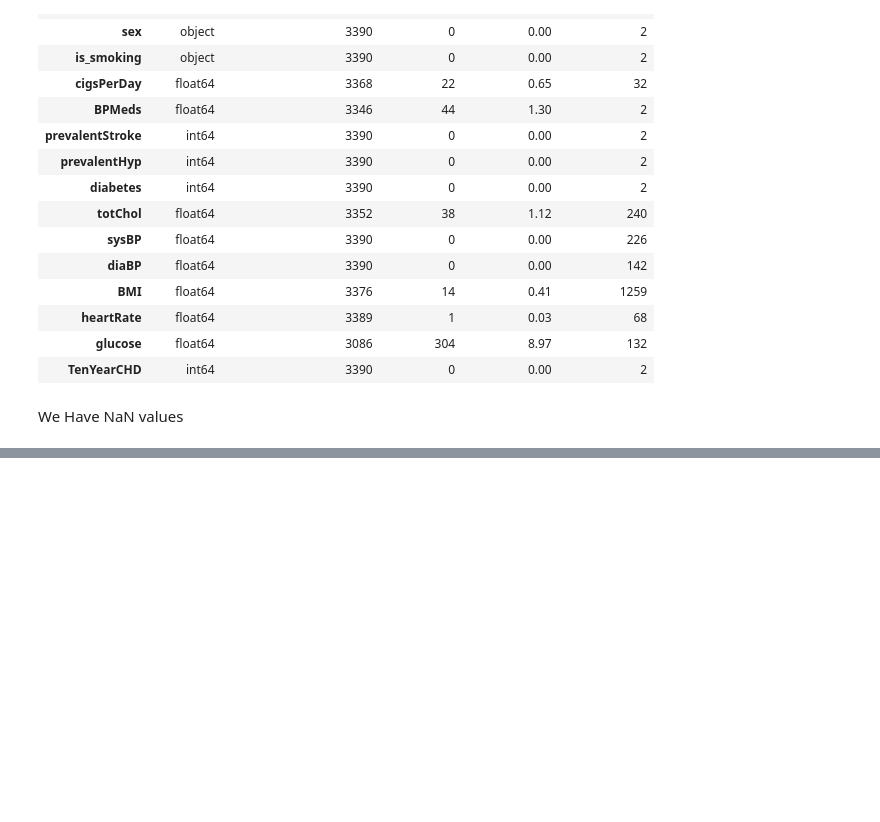
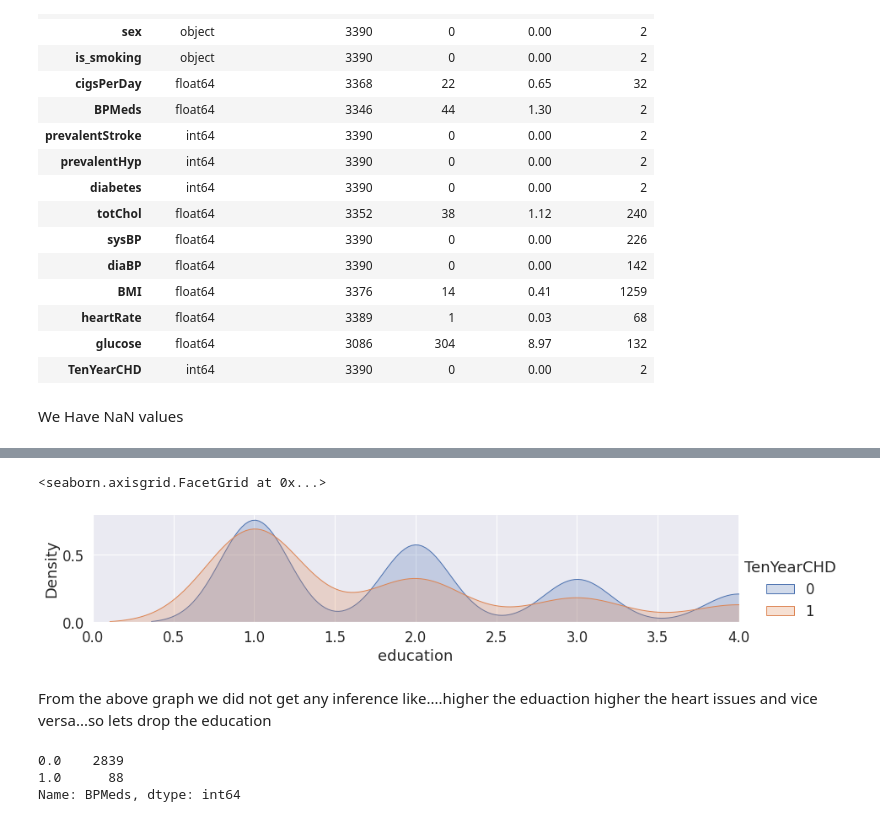
Before and after one commit to Amrutha123BS/Cardiovascular-Risk-prediction, a Jupyter notebook: Capstone_project_2_Cardiovascular_Risk_prediction.ipynb, the cells around one changed output, grey strips where cells are left out. Cells and saved outputs as stored; diff of their text form; code cells hidden in the pictures; blank space fills up the shorter version.

```diff
--- a/Capstone_project_2_Cardiovascular_Risk_prediction.ipynb
+++ b/Capstone_project_2_Cardiovascular_Risk_prediction.ipynb
@@ -161 +215,12 @@ plt.show()
+# %%
+fig = sns.FacetGrid(crp_df, hue="TenYearCHD", aspect=4)
+fig.map(sns.kdeplot, 'education', shade=True)
+oldest = crp_df['education'].max()
+fig.set(xlim=(0, oldest))
+fig.add_legend()
+# %% [output]
+<seaborn.axisgrid.FacetGrid at 0x...>
+[figure, added]
+# %% [markdown]
+From the above graph we did not get any inference like....higher the eduaction higher the heart issues and vice versa...so lets drop the education
 # %%
@@ -162,0 +228,6 @@ crp_df.drop('education',inplace=True,axis=1)
+# %%
+crp_df.BPMeds.value_counts()
+# %% [output]
+0.0    2839
+1.0      88
+Name: BPMeds, dtype: int64
```
Also changed, not shown: parts of 88 cells of this notebook.
